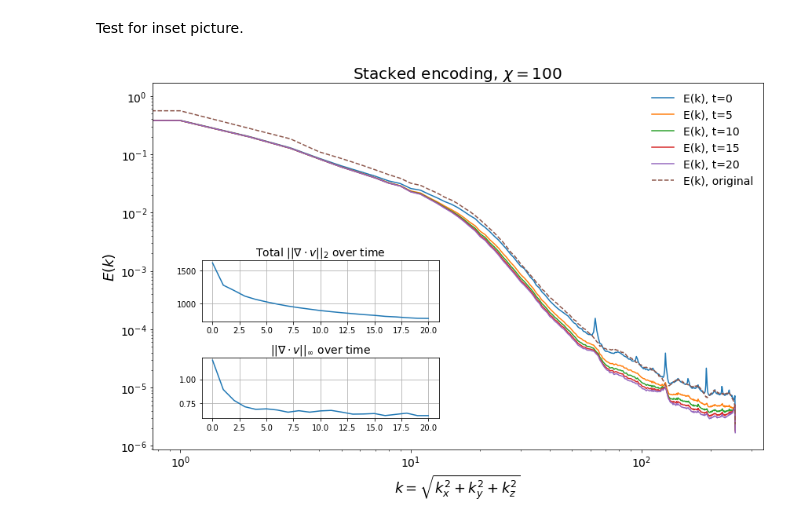
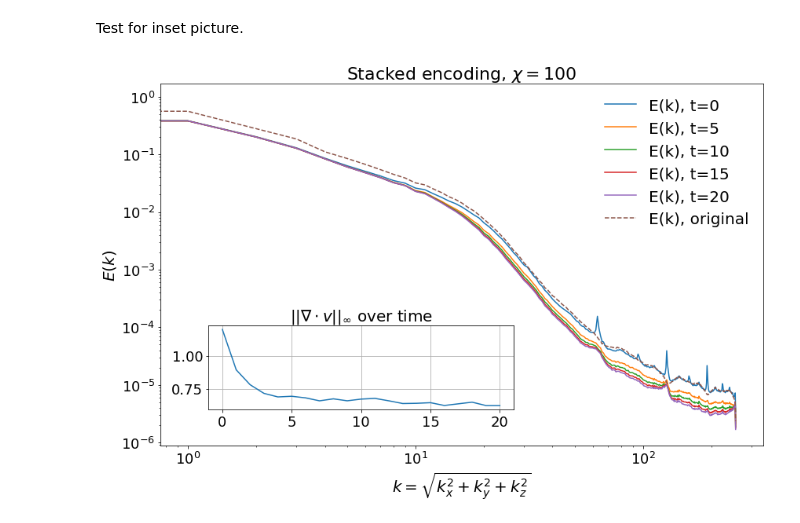
Before and after one commit to stefanopisoni/TN_Turbulence, a Jupyter notebook: 3D_evolution/3D_evolution_plot.ipynb, the cells around one changed output. Saved outputs shown, nothing was run; the diff lists cells and outputs as text; code cells hidden in the pictures.

Commit message:
new plots

```diff
--- a/3D_evolution/3D_evolution_plot.ipynb
+++ b/3D_evolution/3D_evolution_plot.ipynb
@@ -144,50 +144,50 @@ div_linf = [
 
 # ——— Plot ———
 fig = plt.figure(figsize=(12, 8))
 
 # Main energy‐spectrum axis
 ax_main = fig.add_subplot(111)
 for t in times_spec:
     ax_main.plot(Ek_dict[t], label=f'E(k), t={t}')
 ax_main.plot(E_k_100_tens, label='E(k), original', linestyle='--')
 
 ax_main.set_xscale('log')
 ax_main.set_yscale('log')
-ax_main.set_xlabel(r'$k = \sqrt{k_x^2 + k_y^2 + k_z^2}$', fontsize=18)
-ax_main.set_ylabel(r'$E(k)$', fontsize=18)
-ax_main.set_title(rf'Stacked encoding, $\chi = {bd_max}$', fontsize=20)
-ax_main.tick_params(axis='both', which='major', labelsize=14)
+ax_main.set_xlabel(r'$k = \sqrt{k_x^2 + k_y^2 + k_z^2}$', fontsize=20)
+ax_main.set_ylabel(r'$E(k)$', fontsize=20)
+ax_main.set_title(rf'Stacked encoding, $\chi = {bd_max}$', fontsize=22)
+ax_main.tick_params(axis='both', which='major', labelsize=18)
 ax_main.tick_params(axis='both', which='minor', labelsize=12)
-ax_main.legend(fontsize=16, loc='upper right', frameon=False)
+ax_main.legend(fontsize=20, loc='upper right', frameon=False)
 
 # ——— Inset parameters ———
-in_w, in_h = 0.35, 0.35   # smaller inset
-left, bottom = 0.16, 0.20 # shift right & up
+in_w, in_h = 0.45, 0.45   # smaller inset
+left, bottom = 0.17, 0.22 # shift right & up
 pad = 0.04               # less padding
 
 # Top‐inset: L2 norm
-ax_l2 = fig.add_axes([left, bottom + in_h/2 + pad, in_w, in_h/2 - pad])
-ax_l2.plot(times_div, div_l2)
-# ax_l2.set_xlabel('t', fontsize=12)
-# ax_l2.set_ylabel(rf'$||\nabla\cdot v||_2$', fontsize=14)
-ax_l2.set_title(rf'Total $||\nabla\cdot v||_2$ over time', fontsize=14)
-ax_l2.tick_params(labelsize=10)
-ax_l2.grid(True)
+# ax_l2 = fig.add_axes([left, bottom + in_h/2 + pad, in_w, in_h/2 - pad])
+# ax_l2.plot(times_div, div_l2)
+# # ax_l2.set_xlabel('t', fontsize=12)
+# # ax_l2.set_ylabel(rf'$||\nabla\cdot v||_2$', fontsize=14)
+# ax_l2.set_title(rf'Total $||\nabla\cdot v||_2$ over time', fontsize=14)
+# ax_l2.tick_params(labelsize=10)
+# ax_l2.grid(True)
 
 # Bottom‐inset: Linf norm
 ax_linf = fig.add_axes([left, bottom, in_w, in_h/2 - pad])
 ax_linf.plot(times_div, div_linf)
 # ax_linf.set_xlabel('t', fontsize=12)
 # ax_linf.set_ylabel(rf'$||\nabla\cdot v||_\infty$', fontsize=14)
-ax_linf.set_title(rf'$||\nabla\cdot v||_\infty$ over time', fontsize=14)
-ax_linf.tick_params(labelsize=10)
+ax_linf.set_title(rf'$||\nabla\cdot v||_\infty$ over time', fontsize=20)
+ax_linf.tick_params(labelsize=18)
 ax_linf.grid(True)
 
 plt.tight_layout()
 plt.savefig(f"Plots/{repo_name}.pdf", format="pdf")
 plt.show()
 # %% [output]
-[figure, old version]
+[figure, new version]
 # %%
 t = 10
 tt.plot_ux_uy_uz_rect(solution[0][t], solution[1][t], solution[2][t], z_slice=0, L=[Li,Li,Li])
```
Also changed, not shown: 1 other file.
